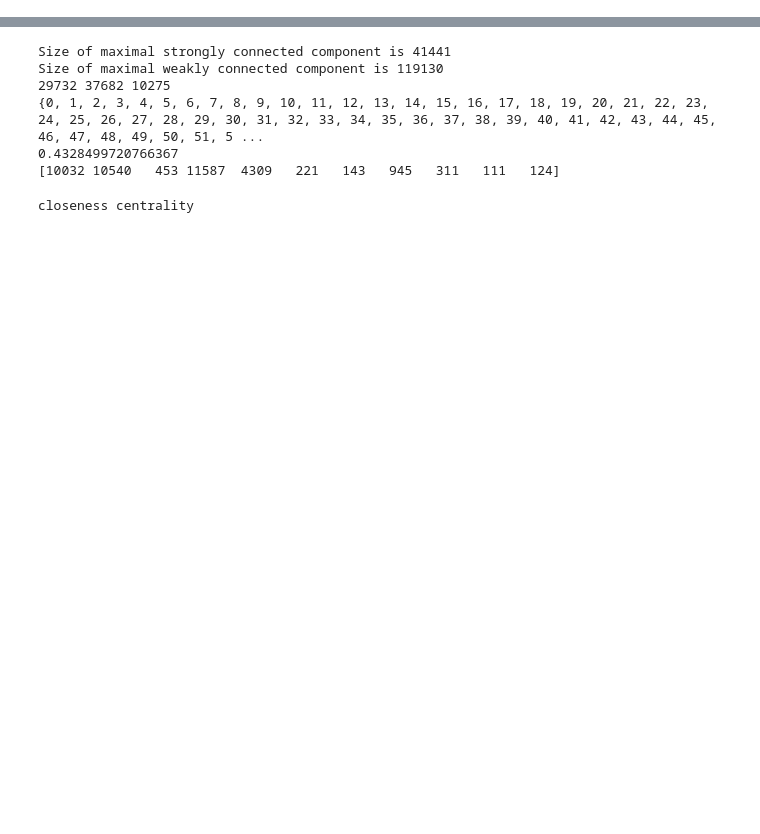
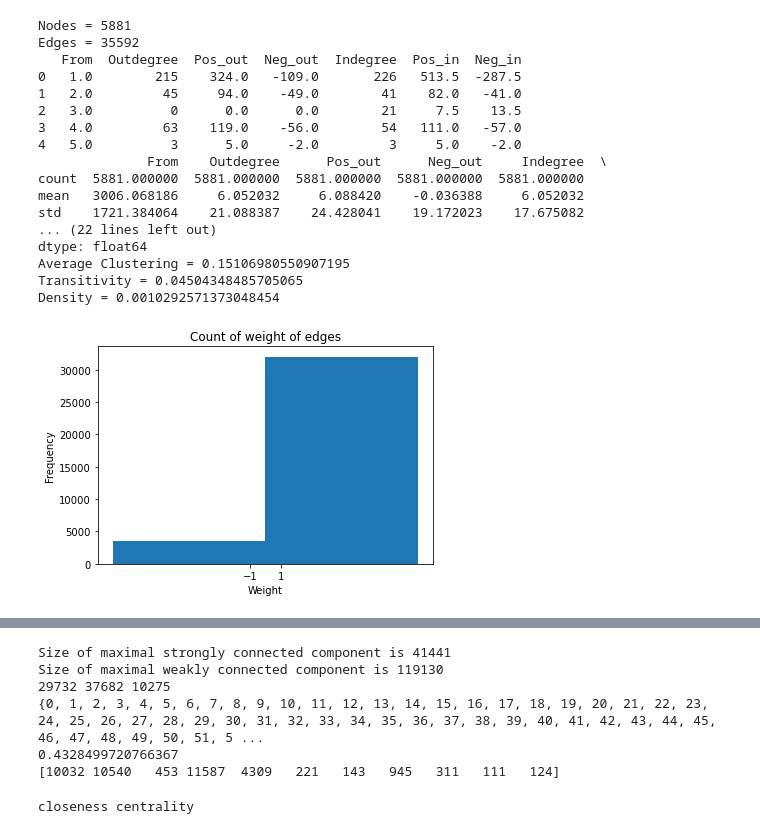
Before and after one commit to arkaprabha10/Social-Network-Analysis, a Jupyter notebook: code.ipynb, the cells around one changed output, grey strips where cells are left out. Saved outputs shown, nothing was run; the diff lists cells and outputs as text; code cells hidden in the pictures; blank space fills up the shorter version.

```diff
--- a/code.ipynb
+++ b/code.ipynb
@@ -37,0 +54,2 @@ epi_csv, graph = data_graph('epinion.txt',"\t")
+# %%
+bitcoin_csv, bitcoin_graph = data_graph('bitcoin.csv',",")
@@ -98,3 +146,24 @@ Neg_out        1562.0
+# %%
+bitcoin_Stats = stats(bitcoin_csv,bitcoin_graph)
+# %% [output]
+Nodes = 5881
+Edges = 35592
+   From  Outdegree  Pos_out  Neg_out  Indegree  Pos_in  Neg_in
+0   1.0        215    324.0   -109.0       226   513.5  -287.5
+1   2.0         45     94.0    -49.0        41    82.0   -41.0
+2   3.0          0      0.0      0.0        21     7.5    13.5
+3   4.0         63    119.0    -56.0        54   111.0   -57.0
+4   5.0          3      5.0     -2.0         3     5.0    -2.0
+              From    Outdegree      Pos_out      Neg_out     Indegree  \
+count  5881.000000  5881.000000  5881.000000  5881.000000  5881.000000
+mean   3006.068186     6.052032     6.088420    -0.036388     6.052032
+std    1721.384064    21.088387    24.428041    19.172023    17.675082
+... (22 lines left out)
+dtype: float64
+Average Clustering = 0.15106980550907195
+Transitivity = 0.04504348485705065
+Density = 0.0010292571373048454
+[figure, added]
 # %%
 def degreeDistribution(data,graph):
 
```
Also changed, not shown: parts of 61 cells of this notebook, 45 other files.
